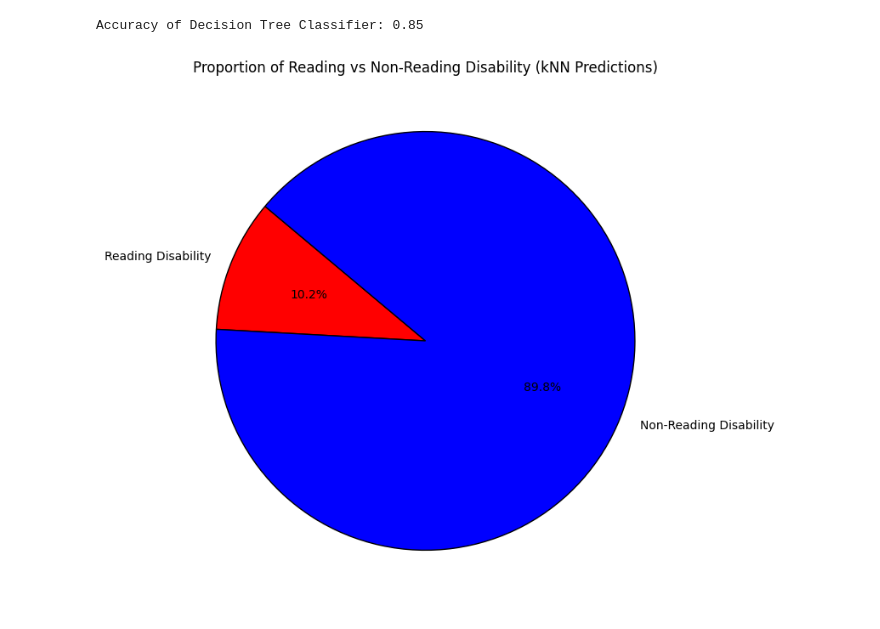
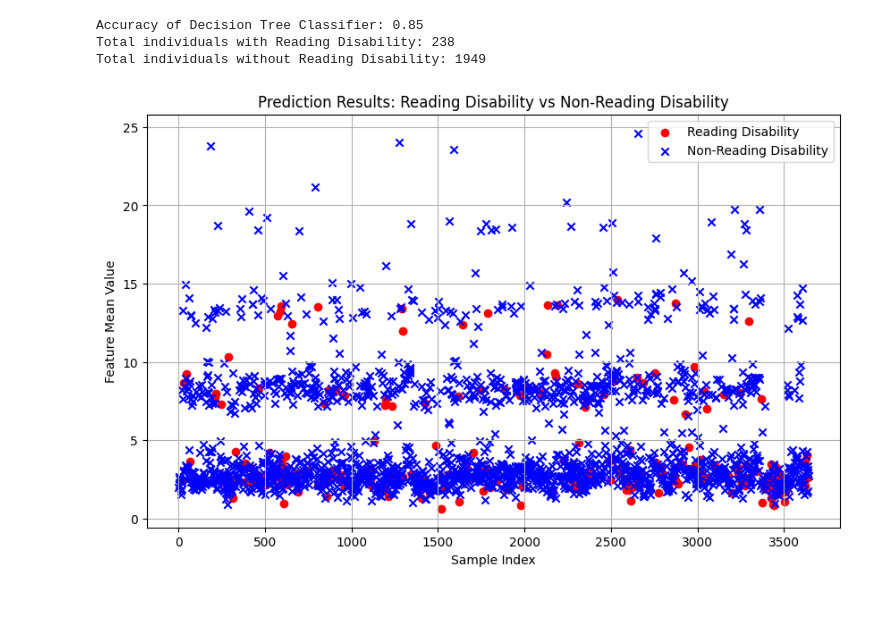
Before and after one commit to Keerthivasan004/Minor-Project-Dyslexia-Prediction, a Jupyter notebook: predict.ipynb, the cells around one changed output. Cells and saved outputs as stored; diff of their text form; code cells hidden in the pictures.

```diff
--- a/predict.ipynb
+++ b/predict.ipynb
@@ -100,52 +138,61 @@ for col in parsed_data.columns[3:]:
 parsed_data.fillna(parsed_data.mean(), inplace=True)
 
 # Step 6: Define features and target
 features = parsed_data.drop(columns=["Dyslexia"])
 target = parsed_data["Dyslexia"]
 
 # Step 7: Split the dataset into training and testing sets
-X_train, X_test, y_train, y_test = train_test_split(features, target, test_size=0.7, random_state=42)
+X_train, X_test, y_train, y_test = train_test_split(features, target, test_size=0.6, random_state=42)
 
 # Step 8: Train a Decision Tree Classifier
 decision_tree = DecisionTreeClassifier(random_state=42)
 decision_tree.fit(X_train, y_train)
 
 # Step 9: Make predictions
 y_pred = decision_tree.predict(X_test)
 
 # Step 10: Calculate accuracy
 accuracy = accuracy_score(y_test, y_pred)
 print(f"Accuracy of Decision Tree Classifier: {accuracy:.2f}")
 
 # Step 11: Separate predictions for visualization
 read_disability_data = X_test[y_pred == 1]
 non_read_disability_data = X_test[y_pred == 0]
-X_test = X_test.copy()  # Avoid fragmentation
-X_test["Prediction"] = y_pred  # Add predictions as a new column
 
-# Step 10: Calculate proportions for pie chart
-reading_disability_count = (X_test["Prediction"] == 1).sum()
-non_reading_disability_count = (X_test["Prediction"] == 0).sum()
+# Step 12: Display counts of each category
+total_read_disability = len(read_disability_data)
+total_non_read_disability = len(non_read_disability_data)
+print(f"Total individuals with Reading Disability: {total_read_disability}")
+print(f"Total individuals without Reading Disability: {total_non_read_disability}")
 
-# Labels and data for pie chart
-labels = ["Reading Disability", "Non-Reading Disability"]
-sizes = [reading_disability_count, non_reading_disability_count]
-colors = ["red", "blue"]
+plt.figure(figsize=(10, 6))
 
-# Create the pie chart
-plt.figure(figsize=(8, 8))
-plt.pie(
-    sizes,
-    labels=labels,
-    colors=colors,
-    autopct='%1.1f%%',
-    startangle=140,
-    wedgeprops={'edgecolor': 'black'}
+# Scatter points for reading disability
+plt.scatter(
+    read_disability_data.index,
+    read_disability_data.mean(axis=1),
+    label="Reading Disability",
+    color='red',
+    marker='o'
 )
 
-# Add title
-plt.title("Proportion of Reading vs Non-Reading Disability (kNN Predictions)")
+# Scatter points for non-reading disability
+plt.scatter(
+    non_read_disability_data.index,
+    non_read_disability_data.mean(axis=1),
+    label="Non-Reading Disability",
+    color='blue',
+    marker='x'
+)
+
+plt.title("Prediction Results: Reading Disability vs Non-Reading Disability")
+plt.xlabel("Sample Index")
+plt.ylabel("Feature Mean Value")
+plt.legend()
+plt.grid(True)
 plt.show()
 # %% [output]
 Accuracy of Decision Tree Classifier: 0.85
+Total individuals with Reading Disability: 238
+Total individuals without Reading Disability: 1949
-[figure, old version]
+[figure, new version]
```
Also changed, not shown: parts of 5 cells of this notebook, 1 other file.
